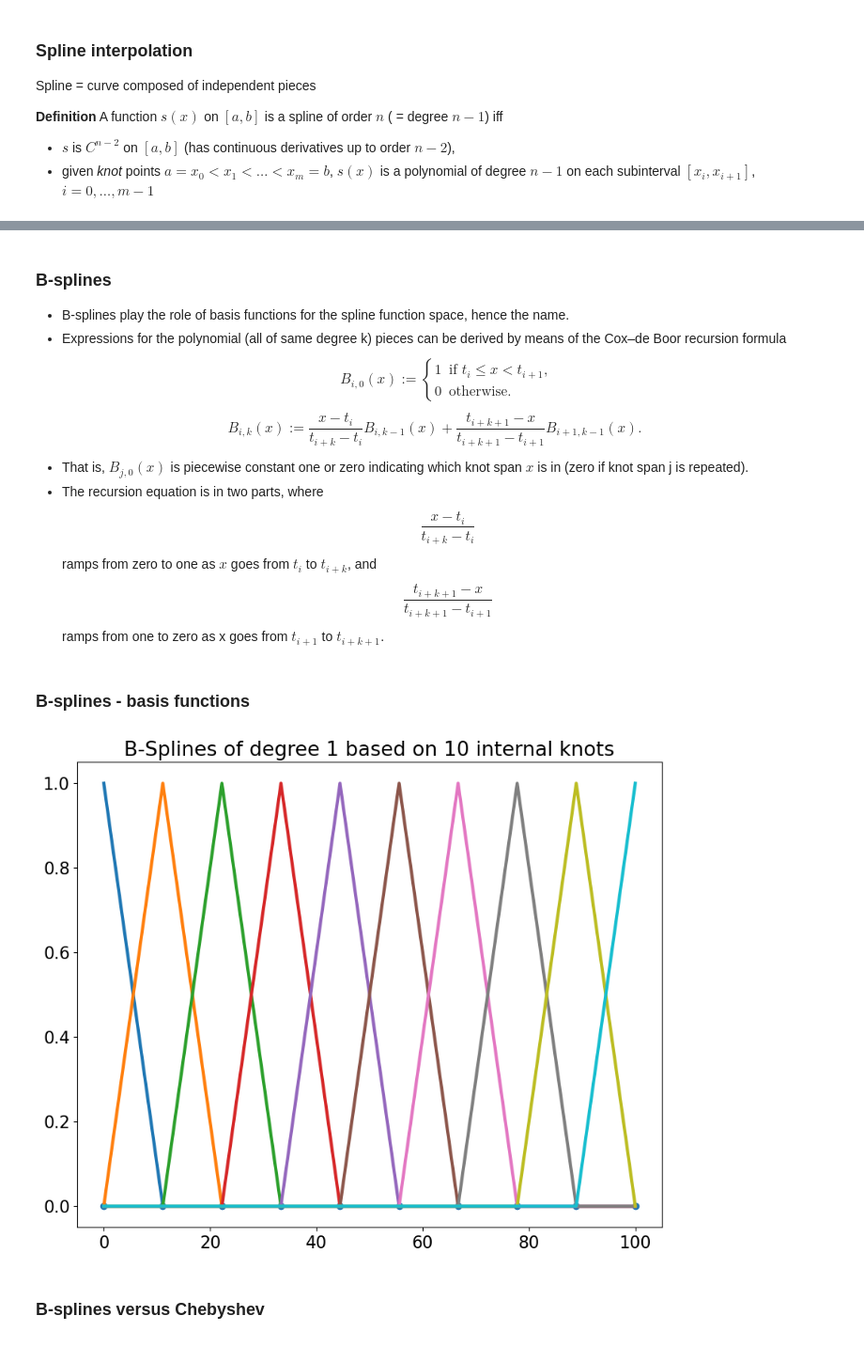
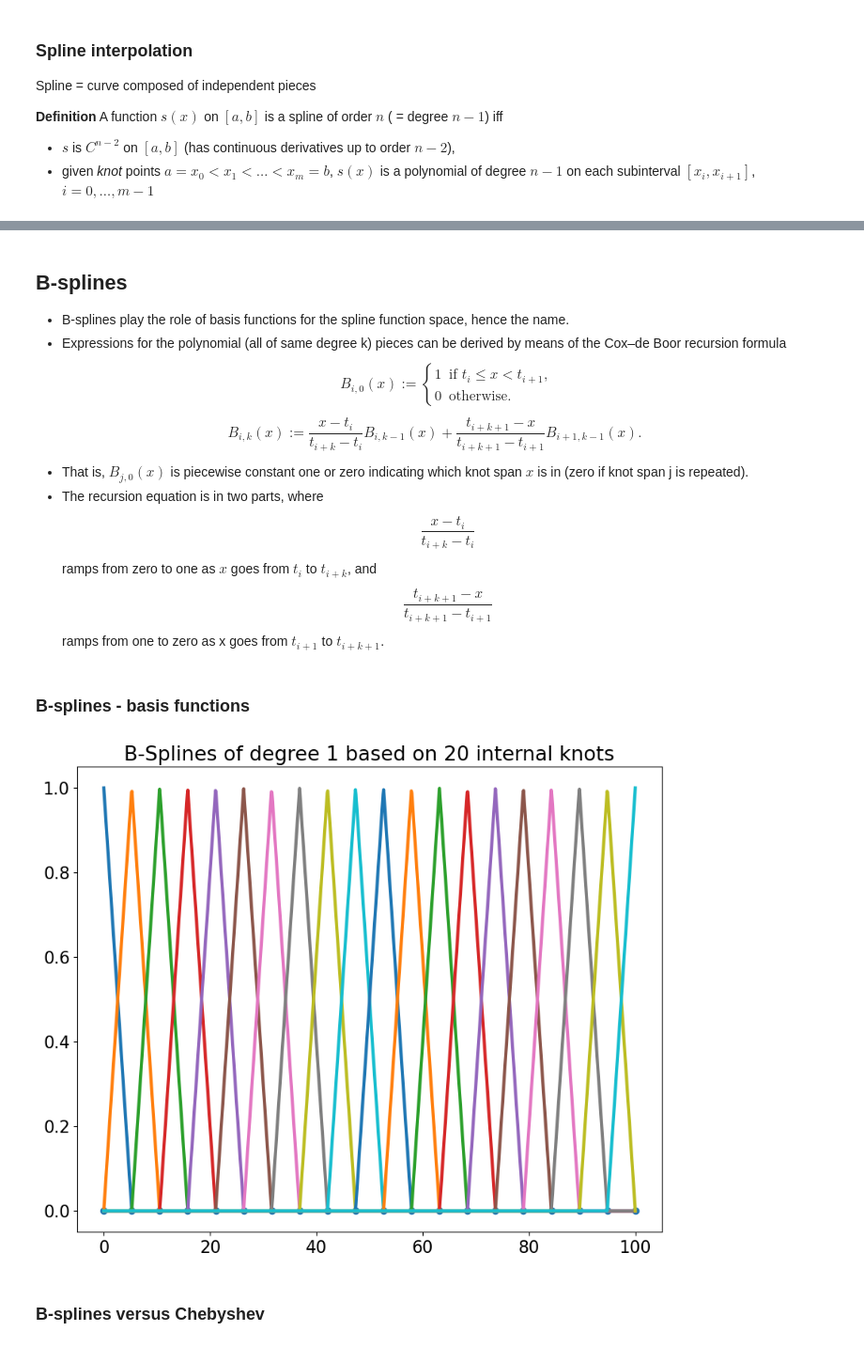
Before and after one commit to bschjerning/dp_ucph, a Jupyter notebook: 1_theory_tools/05_interpolation.ipynb, the cells around one changed output, grey strips where cells are left out. Shown at 94% size. Drawn from its saved outputs; the diff is of its cells as text; code cells hidden in the pictures.

```diff
--- a/1_theory_tools/05_interpolation.ipynb
+++ b/1_theory_tools/05_interpolation.ipynb
@@ -564,5 +593,5 @@ order $ n $ ( = degree $ n-1 $) iff
 # %% [markdown]
-### B-splines
+## B-splines
 - B-splines play the role of basis functions for the spline function space, hence the name.
 - Expressions for the polynomial (all of same degree k) pieces can be derived by means of the Cox–de Boor recursion formula
 $$ B_{i,0}(x):={\begin{cases}1&{\text{if }}t_{i}\leq x<t_{i+1},\\0&{\text{otherwise}}.\end{cases}}$$
@@ -576,19 +605,19 @@ $t_{i+1}$ to $t_{i+k+1}$.
 # %% [markdown]
 ### B-splines  - basis functions
 # %%
-k=1                            # polynomial degree (Try 0,1,2,)
-nknots=10                      # number of internal knots (Try)
+k=1                           # polynomial degree (Try 0,1,2,)
+nknots=20                      # number of internal knots (Try)
 a=0; b=100;                    # min and max
 knots=np.linspace(a,b,nknots)  # internal knots
 x=np.linspace(a,b,1000)        # evaluation point for plotting
 B=sieve.basis_j(x, deg=k, btype='b-spline', knots=knots)
 plt.figure(figsize=(10,8))
 plt.scatter(knots, knots*0)
 plt.plot(x, B, linewidth=3)
 plt.title('B-Splines of degree %d based on %d internal knots'% (k,nknots))
 plt.show()
 # %% [output]
-[figure, old version]
+[figure, new version]
 # %% [markdown]
 ### B-splines versus Chebyshev
 # %%
```
Also changed, not shown: parts of 18 cells of this notebook.
